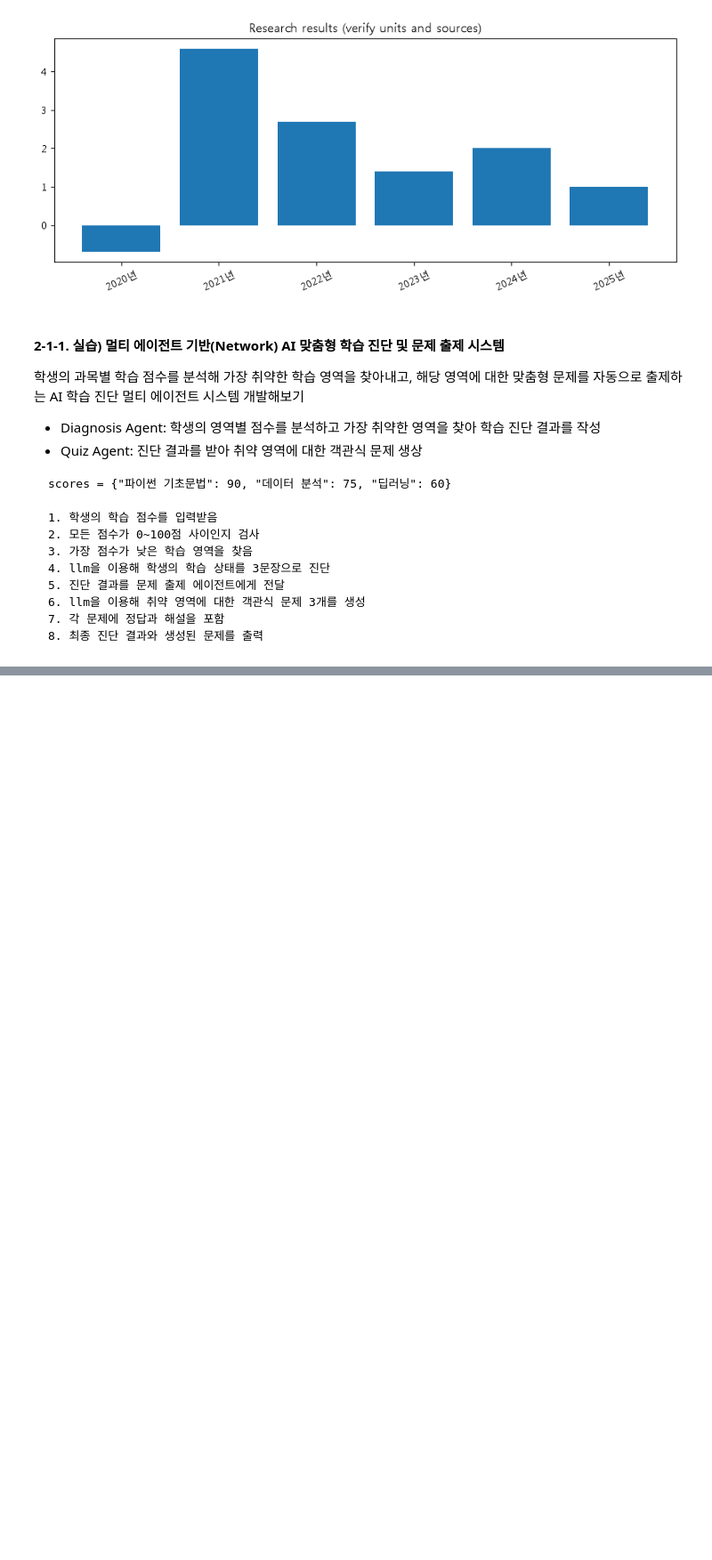
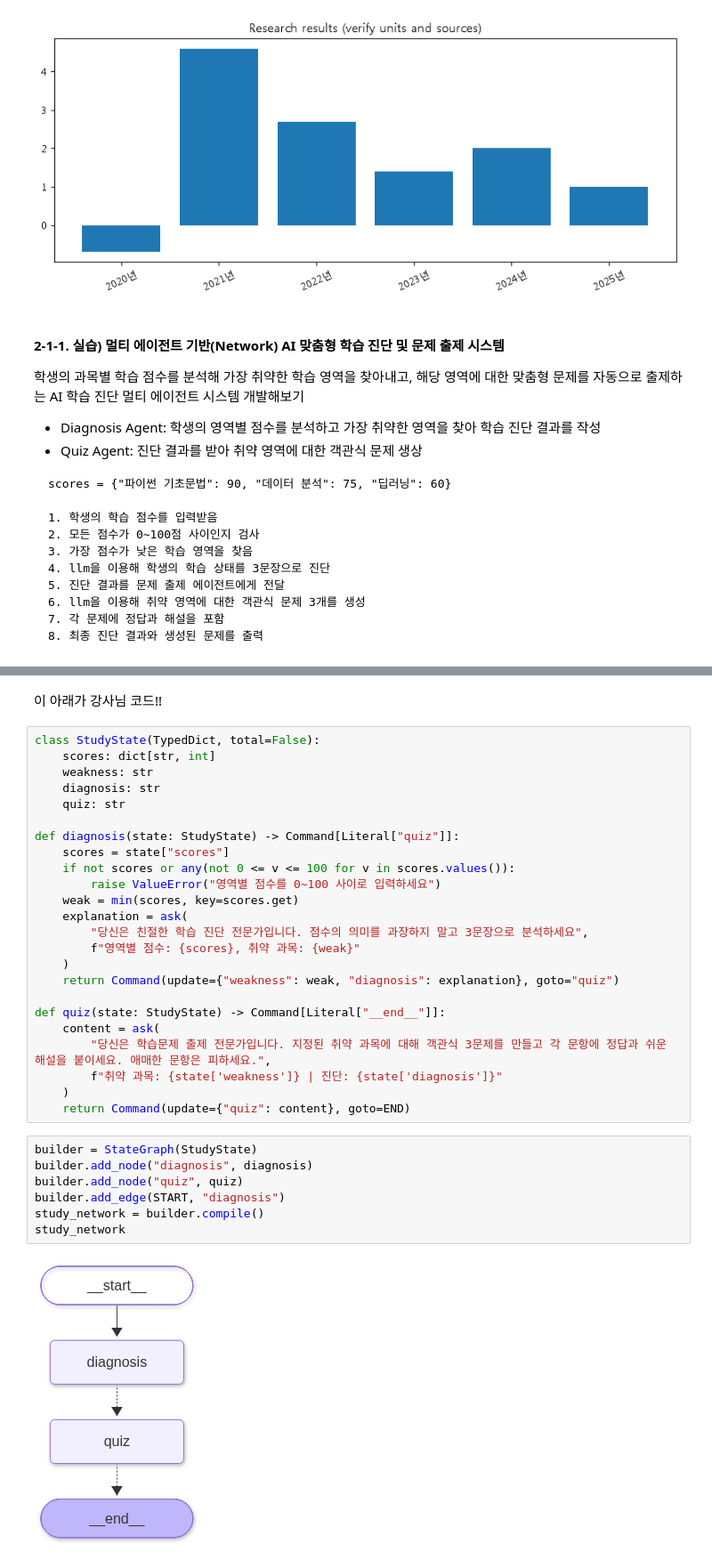
Before and after one commit to OhSeungAh2/Agent, a Jupyter notebook: 6_멀티에이전트.ipynb, the cells around one changed output, grey strips where cells are left out. Shown at 89% size. Drawn from its saved outputs; the diff is of its cells as text; blank space fills up the shorter version.

```diff
--- a/6_멀티에이전트.ipynb
+++ b/6_멀티에이전트.ipynb
@@ -453,0 +473,35 @@ else:
+# %% [markdown]
+이 아래가 강사님 코드!!
+# %%
+class StudyState(TypedDict, total=False):
+    scores: dict[str, int]
+    weakness: str
+    diagnosis: str
+    quiz: str
+
+def diagnosis(state: StudyState) -> Command[Literal["quiz"]]:
+    scores = state["scores"]
+    if not scores or any(not 0 <= v <= 100 for v in scores.values()):
+        raise ValueError("영역별 점수를 0~100 사이로 입력하세요")
+    weak = min(scores, key=scores.get)
+    explanation = ask(
+        "당신은 친절한 학습 진단 전문가입니다. 점수의 의미를 과장하지 말고 3문장으로 분석하세요",
+        f"영역별 점수: {scores}, 취약 과목: {weak}"
+    )
+    return Command(update={"weakness": weak, "diagnosis": explanation}, goto="quiz")
+
+def quiz(state: StudyState) -> Command[Literal["__end__"]]:
+    content = ask(
+        "당신은 학습문제 출제 전문가입니다. 지정된 취약 과목에 대해 객관식 3문제를 만들고 각 문항에 정답과 쉬운 해설을 붙이세요. 애매한 문항은 피하세요.",
+        f"취약 과목: {state['weakness']} | 진단: {state['diagnosis']}"
+    )
+    return Command(update={"quiz": content}, goto=END)
+# %%
+builder = StateGraph(StudyState)
+builder.add_node("diagnosis", diagnosis)
+builder.add_node("quiz", quiz)
+builder.add_edge(START, "diagnosis")
+study_network = builder.compile()
+study_network
+# %% [output]
+[figure, added]
```
Also changed, not shown: parts of 5 cells of this notebook.
